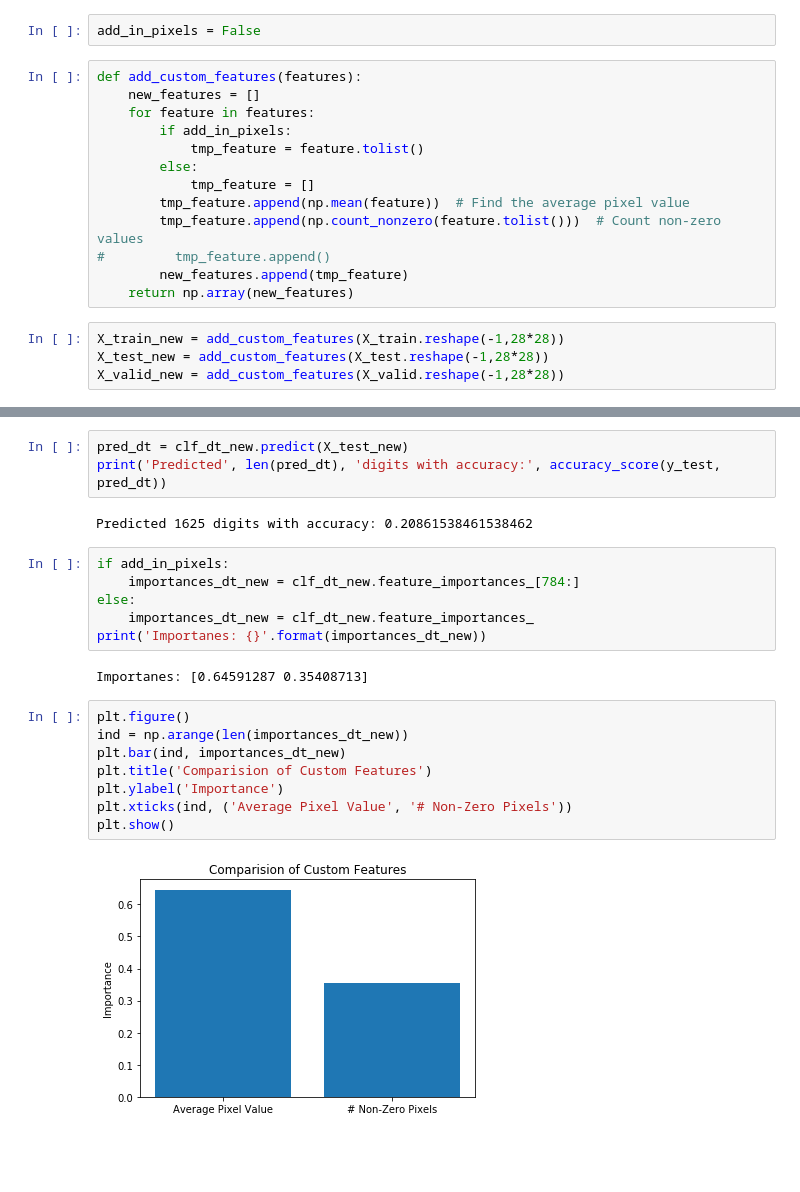
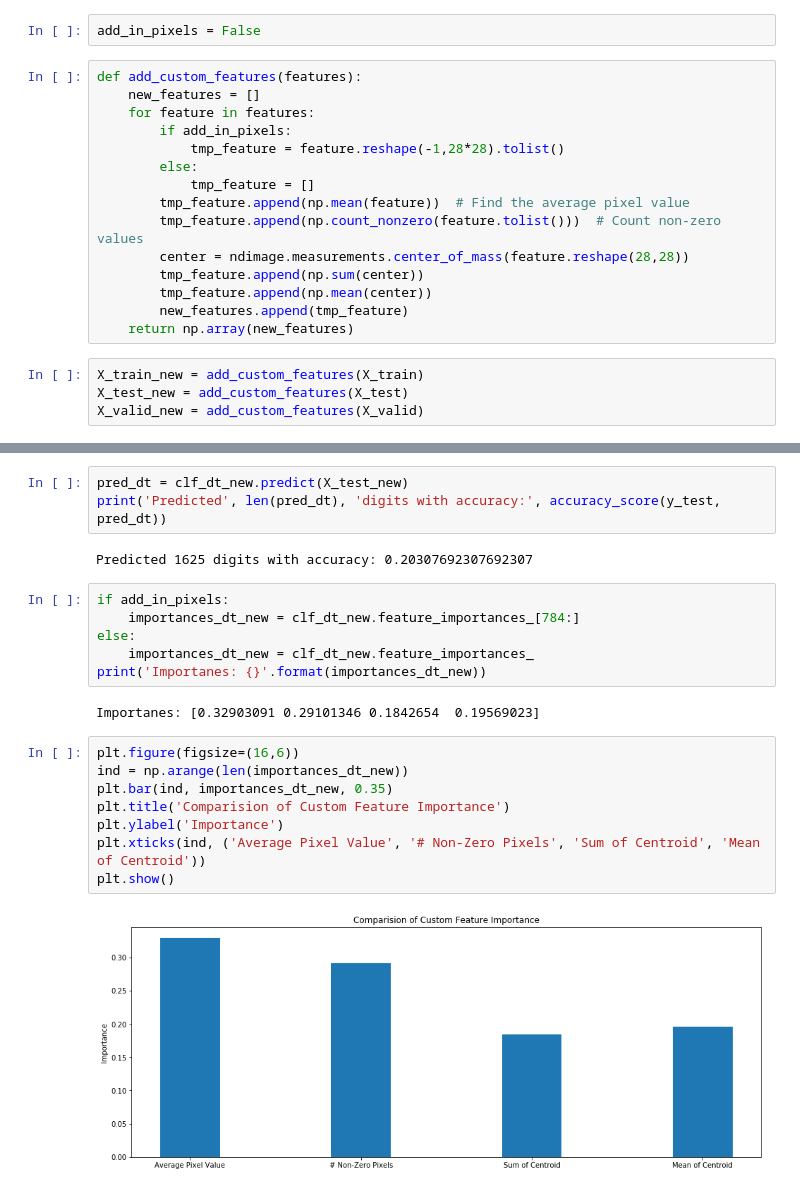
Before and after one commit to diggerdata/MNIST_TSN, a Jupyter notebook: DTClassifier.ipynb, the cells around one changed output, grey strips where cells are left out. Cells and saved outputs as stored; diff of their text form; blank space fills up the shorter version.

Commit message:
Added more custom features

```diff
--- a/DTClassifier.ipynb
+++ b/DTClassifier.ipynb
@@ -206,18 +207,20 @@ def add_custom_features(features):
     new_features = []
     for feature in features:
         if add_in_pixels:
-            tmp_feature = feature.tolist()
+            tmp_feature = feature.reshape(-1,28*28).tolist()
         else:
             tmp_feature = []
         tmp_feature.append(np.mean(feature))  # Find the average pixel value
         tmp_feature.append(np.count_nonzero(feature.tolist()))  # Count non-zero values
-#         tmp_feature.append()
+        center = ndimage.measurements.center_of_mass(feature.reshape(28,28))
+        tmp_feature.append(np.sum(center))
+        tmp_feature.append(np.mean(center))
         new_features.append(tmp_feature)
     return np.array(new_features)
 # %%
-X_train_new = add_custom_features(X_train.reshape(-1,28*28))
-X_test_new = add_custom_features(X_test.reshape(-1,28*28))
-X_valid_new = add_custom_features(X_valid.reshape(-1,28*28))
+X_train_new = add_custom_features(X_train)
+X_test_new = add_custom_features(X_test)
+X_valid_new = add_custom_features(X_valid)
 # %%
 t0 = time()
 clf_dt_new = DecisionTreeClassifier()
@@ -235,7 +238,7 @@ Time elapsed: 0.01s
 pred_dt = clf_dt_new.predict(X_test_new)
 print('Predicted', len(pred_dt), 'digits with accuracy:', accuracy_score(y_test, pred_dt))
 # %% [output]
-Predicted 1625 digits with accuracy: 0.20861538461538462
+Predicted 1625 digits with accuracy: 0.20307692307692307
 # %%
 if add_in_pixels:
     importances_dt_new = clf_dt_new.feature_importances_[784:]
@@ -243,14 +246,14 @@ else:
     importances_dt_new = clf_dt_new.feature_importances_
 print('Importanes: {}'.format(importances_dt_new))
 # %% [output]
-Importanes: [0.64591287 0.35408713]
+Importanes: [0.32903091 0.29101346 0.1842654  0.19569023]
 # %%
-plt.figure()
+plt.figure(figsize=(16,6))
 ind = np.arange(len(importances_dt_new))
-plt.bar(ind, importances_dt_new)
-plt.title('Comparision of Custom Features')
+plt.bar(ind, importances_dt_new, 0.35)
+plt.title('Comparision of Custom Feature Importance')
 plt.ylabel('Importance')
-plt.xticks(ind, ('Average Pixel Value', '# Non-Zero Pixels'))
+plt.xticks(ind, ('Average Pixel Value', '# Non-Zero Pixels', 'Sum of Centroid', 'Mean of Centroid'))
 plt.show()
 # %% [output]
-[figure, old version]
+[figure, new version]
```
Also changed, not shown: parts of 2 cells of this notebook, 1 other file.
